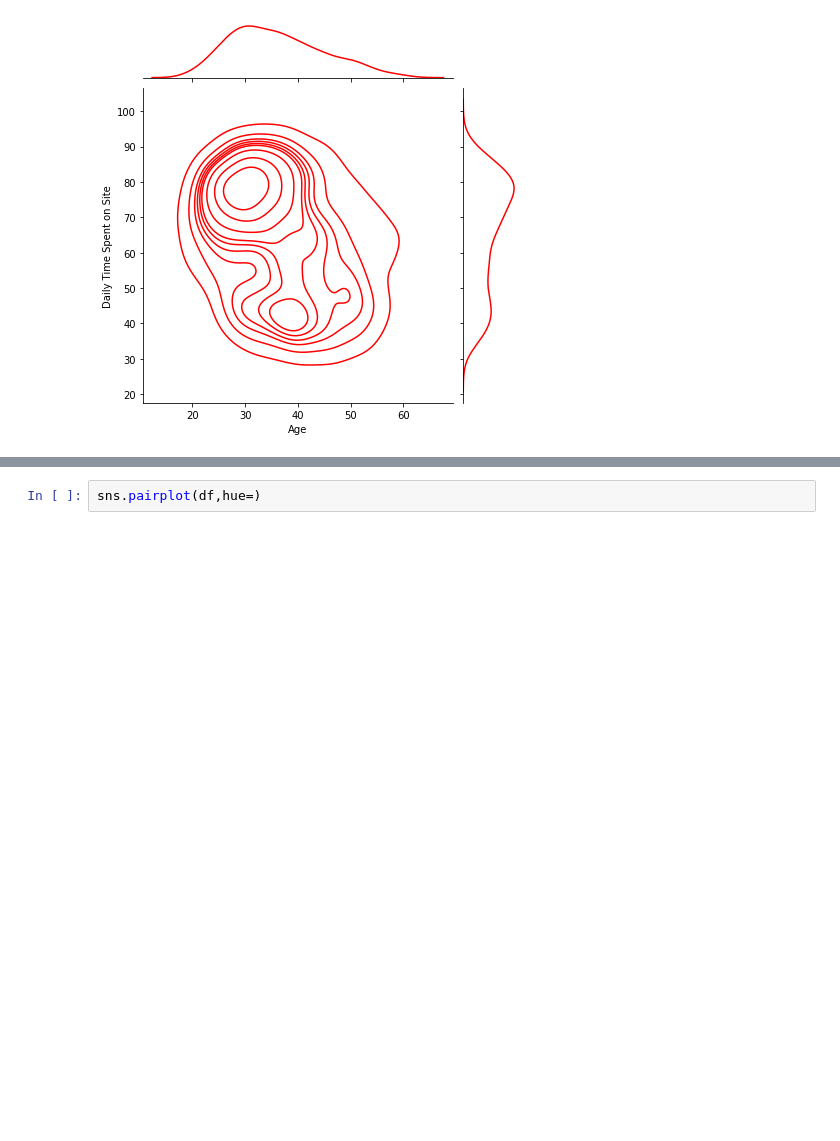
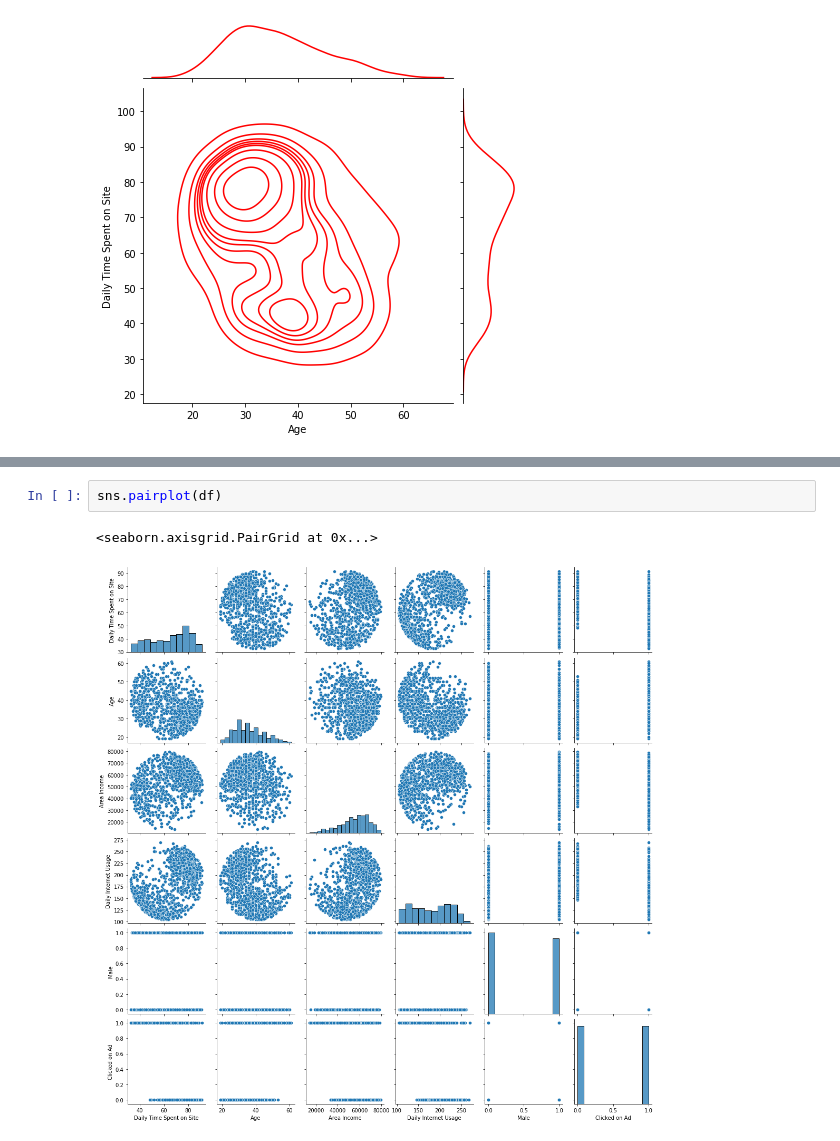
Before and after one commit to babiswas/pandasrepo, a Jupyter notebook: Untitled10.ipynb, the cells around one changed output, grey strips where cells are left out. Saved outputs shown, nothing was run; the diff lists cells and outputs as text; blank space fills up the shorter version.

```diff
--- a/Untitled10.ipynb
+++ b/Untitled10.ipynb
@@ -133,2 +138,5 @@ sns.jointplot(x="Age",y="Daily Time Spent on Site",data=df,kind='kde',color='red
 # %%
-sns.pairplot(df,hue=)
+sns.pairplot(df)
+# %% [output]
+<seaborn.axisgrid.PairGrid at 0x...>
+[figure, added]
```
Also changed, not shown: parts of 5 cells of this notebook.
